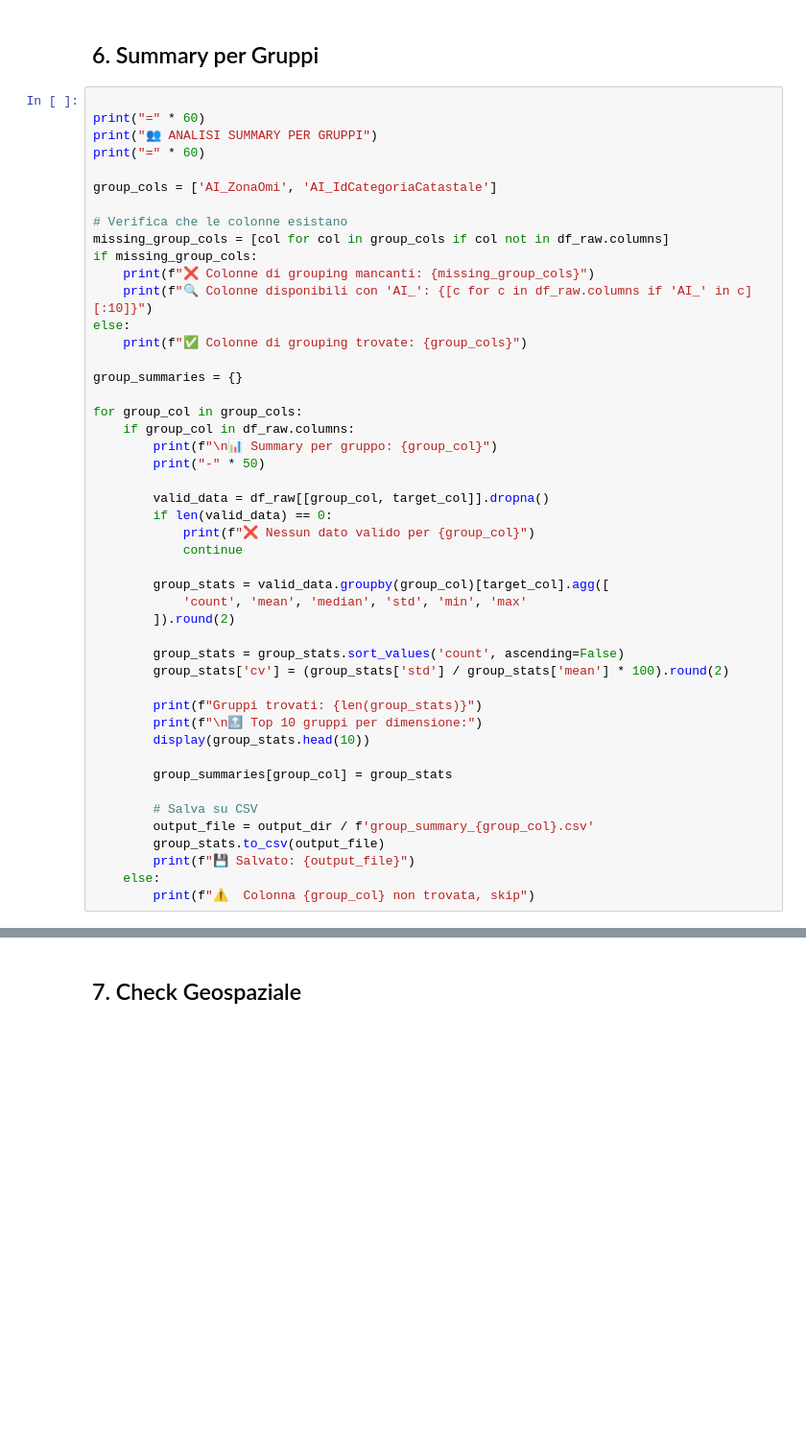
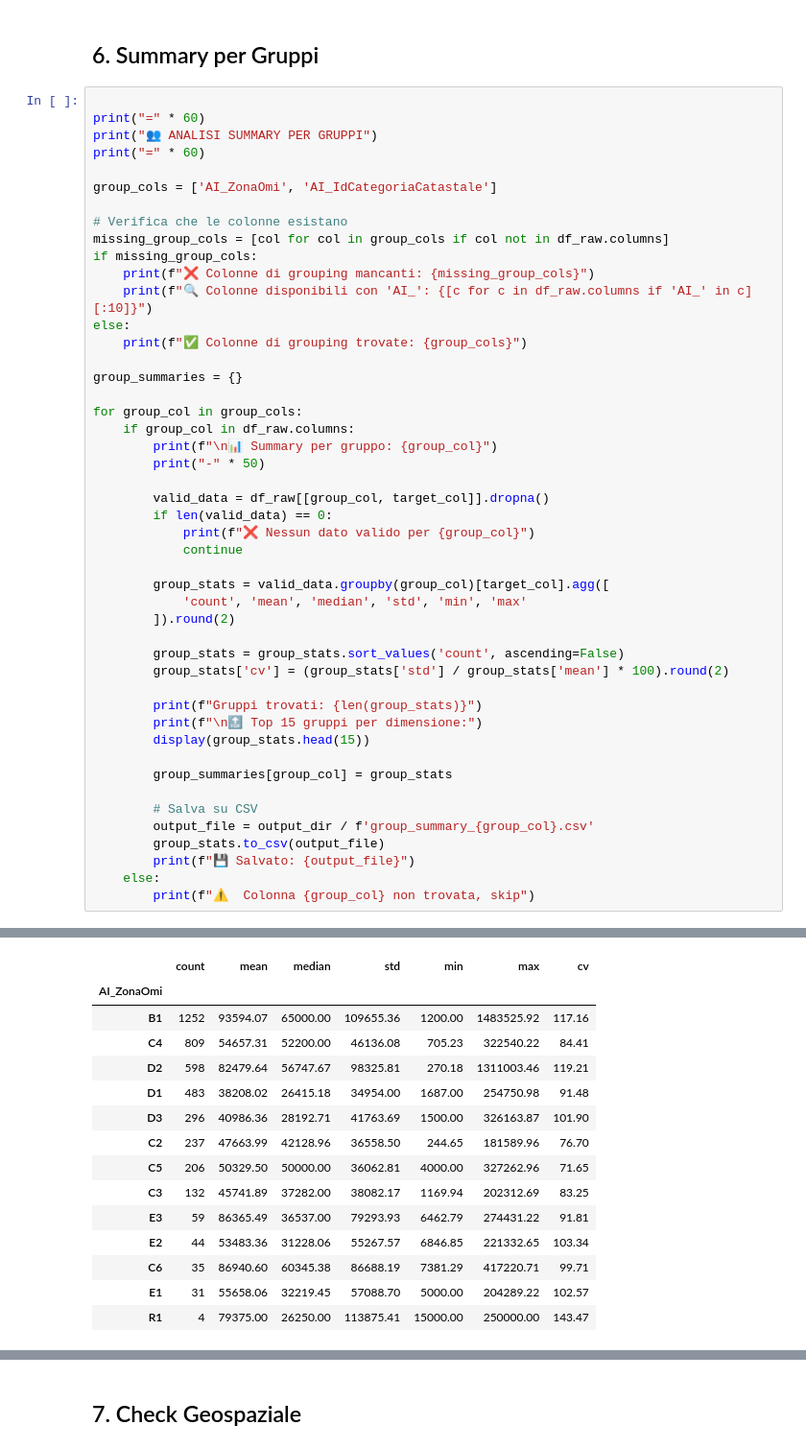
Before and after one commit to BaffoBello14/stimatrix, a Jupyter notebook: notebooks/eda_raw.ipynb, the cells around one changed output, grey strips where cells are left out. Shown at 96% size. Drawn from its saved outputs; the diff is of its cells as text; blank space fills up the shorter version.

```diff
--- a/notebooks/eda_raw.ipynb
+++ b/notebooks/eda_raw.ipynb
@@ -299,8 +562,8 @@ for group_col in group_cols:
         group_stats['cv'] = (group_stats['std'] / group_stats['mean'] * 100).round(2)
 
         print(f"Gruppi trovati: {len(group_stats)}")
-        print(f"\n🔝 Top 10 gruppi per dimensione:")
-        display(group_stats.head(10))
+        print(f"\n🔝 Top 15 gruppi per dimensione:")
+        display(group_stats.head(15))
 
         group_summaries[group_col] = group_stats
 
@@ -310,3 +573,4 @@ for group_col in group_cols:
         print(f"💾 Salvato: {output_file}")
     else:
         print(f"⚠️  Colonna {group_col} non trovata, skip")
+# %% [output]
@@ -312,0 +587,15 @@ for group_col in group_cols:
+|  | count | mean | median | std | min | max | cv |
+| AI_ZonaOmi |  |  |  |  |  |  |  |
+| B1 | 1252 | 93594.07 | 65000.00 | 109655.36 | 1200.00 | 1483525.92 | 117.16 |
+| C4 | 809 | 54657.31 | 52200.00 | 46136.08 | 705.23 | 322540.22 | 84.41 |
+| D2 | 598 | 82479.64 | 56747.67 | 98325.81 | 270.18 | 1311003.46 | 119.21 |
+| D1 | 483 | 38208.02 | 26415.18 | 34954.00 | 1687.00 | 254750.98 | 91.48 |
+| D3 | 296 | 40986.36 | 28192.71 | 41763.69 | 1500.00 | 326163.87 | 101.90 |
+| C2 | 237 | 47663.99 | 42128.96 | 36558.50 | 244.65 | 181589.96 | 76.70 |
+| C5 | 206 | 50329.50 | 50000.00 | 36062.81 | 4000.00 | 327262.96 | 71.65 |
+| C3 | 132 | 45741.89 | 37282.00 | 38082.17 | 1169.94 | 202312.69 | 83.25 |
+| E3 | 59 | 86365.49 | 36537.00 | 79293.93 | 6462.79 | 274431.22 | 91.81 |
+| E2 | 44 | 53483.36 | 31228.06 | 55267.57 | 6846.85 | 221332.65 | 103.34 |
+| C6 | 35 | 86940.60 | 60345.38 | 86688.19 | 7381.29 | 417220.71 | 99.71 |
+| E1 | 31 | 55658.06 | 32219.45 | 57088.70 | 5000.00 | 204289.22 | 102.57 |
+| R1 | 4 | 79375.00 | 26250.00 | 113875.41 | 15000.00 | 250000.00 | 143.47 |
```
Also changed, not shown: parts of 14 cells of this notebook, 2 other files.
